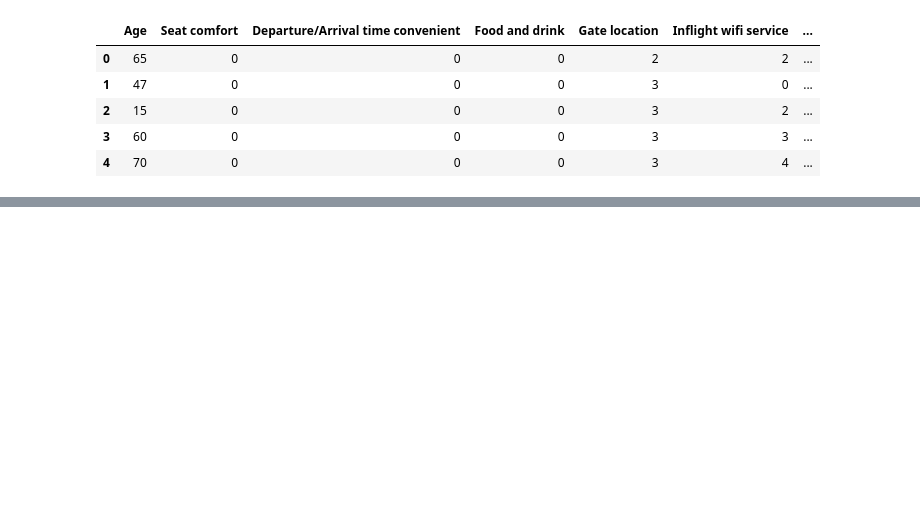
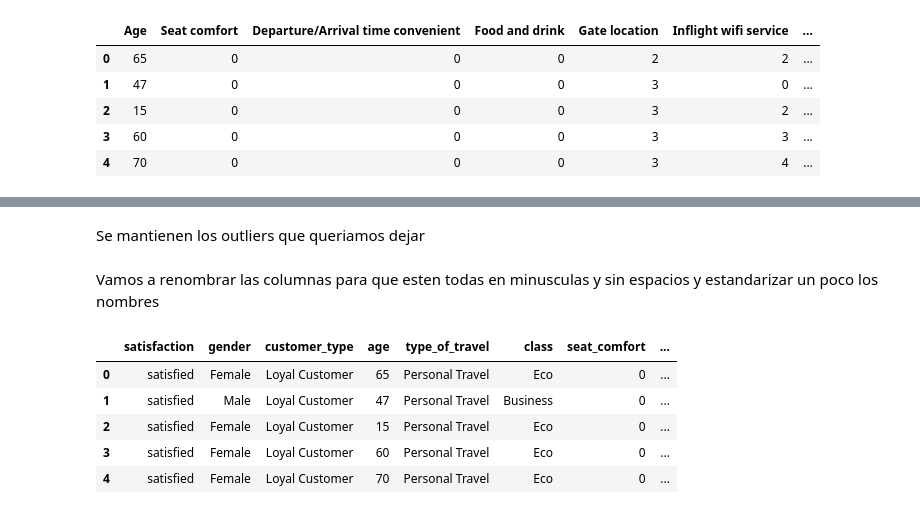
Before and after one commit to Adalab/DA-promo-c-modulo-3-sprint-1-AnaG-Laura, a Jupyter notebook: Regresión Logística/Lección-1-EDA.ipynb, the cells around one changed output, grey strips where cells are left out. Cells and saved outputs as stored; diff of their text form; code cells hidden in the pictures; blank space fills up the shorter version.

```diff
--- a/Regresión Logística/Lección-1-EDA.ipynb
+++ b/Regresión Logística/Lección-1-EDA.ipynb
@@ -539,2 +538,17 @@ fig.tight_layout();
+# %% [markdown]
+Se mantienen los outliers que queriamos dejar
+# %% [markdown]
+Vamos a renombrar las columnas para que esten todas en minusculas y sin espacios y estandarizar un poco los nombres
+# %%
+columnas = {col: col.replace(" ", "_").lower() for col in df.columns}
+df2.rename(columns = columnas, inplace=True)
+df2.head()
+# %% [output]
+|  | satisfaction | gender | customer_type | age | type_of_travel | class | seat_comfort | ... |
+| 0 | satisfied | Female | Loyal Customer | 65 | Personal Travel | Eco | 0 | ... |
+| 1 | satisfied | Male | Loyal Customer | 47 | Personal Travel | Business | 0 | ... |
+| 2 | satisfied | Female | Loyal Customer | 15 | Personal Travel | Eco | 0 | ... |
+| 3 | satisfied | Female | Loyal Customer | 60 | Personal Travel | Eco | 0 | ... |
+| 4 | satisfied | Female | Loyal Customer | 70 | Personal Travel | Eco | 0 | ... |
 # %%
 df2.to_csv('datos/airline_eda.csv')
```
Also changed, not shown: parts of 41 cells of this notebook, 6 other files.
